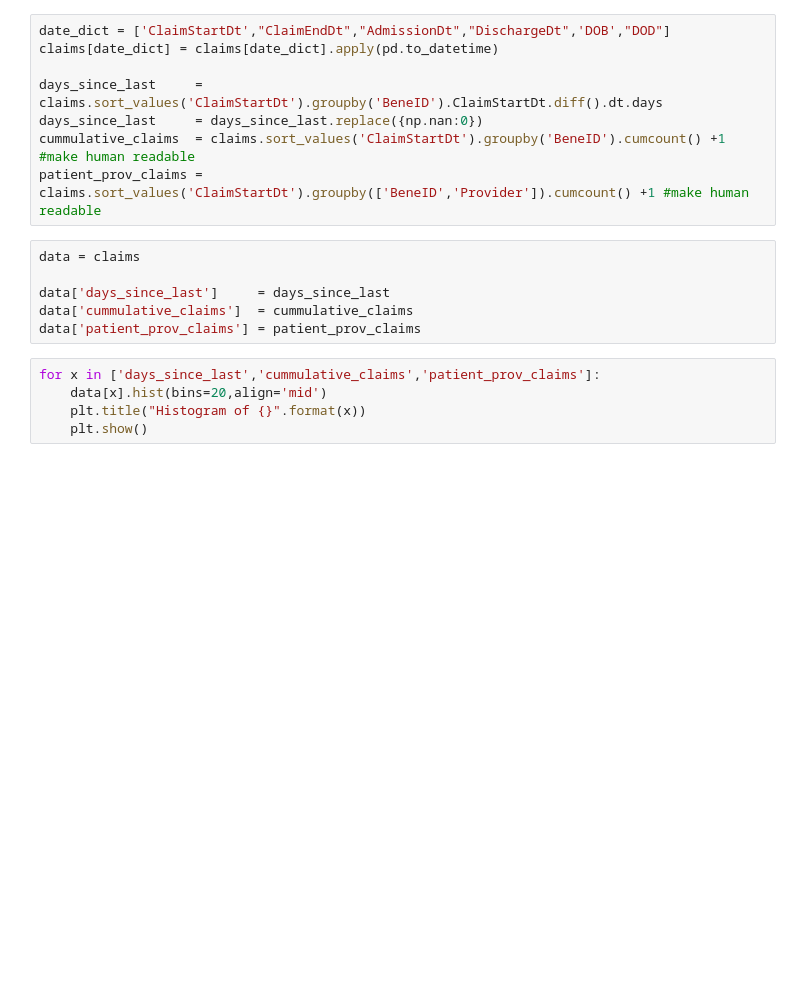
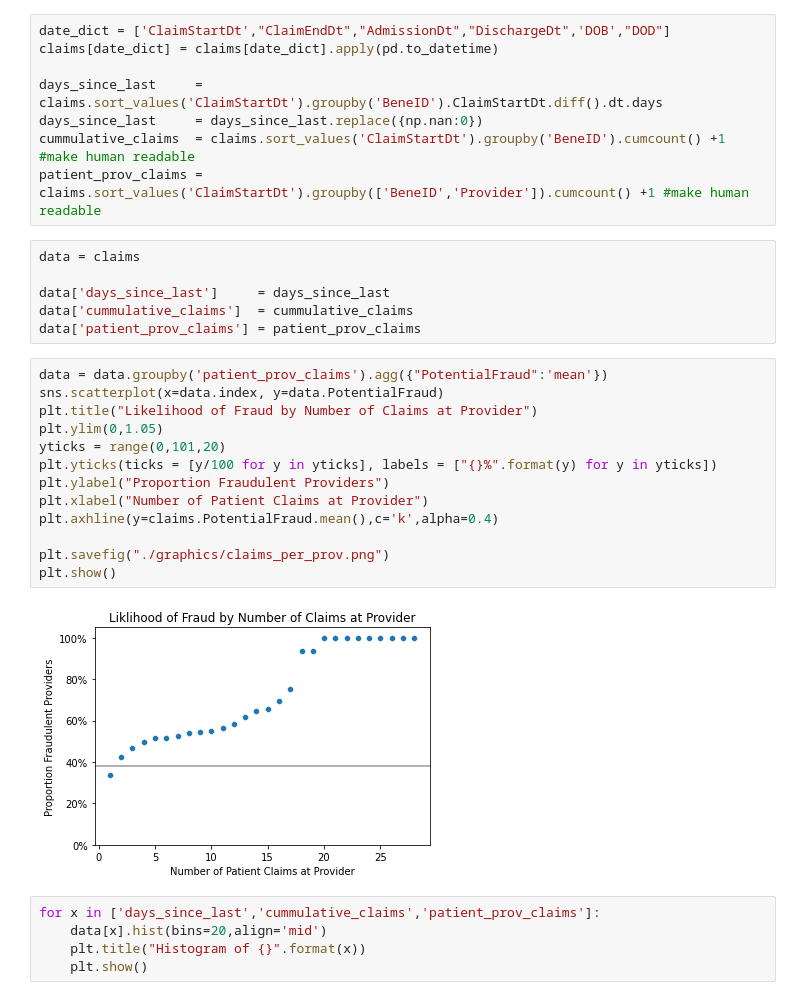
Before and after one commit to jwelch1123/healthcare_fraud_detection, a Jupyter notebook: healthcare_fraud.ipynb, the cells around one changed output. Saved outputs shown, nothing was run; the diff lists cells and outputs as text; blank space fills up the shorter version.

```diff
--- a/healthcare_fraud.ipynb
+++ b/healthcare_fraud.ipynb
@@ -966,6 +842,21 @@ data = claims
 data['days_since_last']     = days_since_last
 data['cummulative_claims']  = cummulative_claims
 data['patient_prov_claims'] = patient_prov_claims
+# %%
+data = data.groupby('patient_prov_claims').agg({"PotentialFraud":'mean'})
+sns.scatterplot(x=data.index, y=data.PotentialFraud)
+plt.title("Likelihood of Fraud by Number of Claims at Provider")
+plt.ylim(0,1.05)
+yticks = range(0,101,20)
+plt.yticks(ticks = [y/100 for y in yticks], labels = ["{}%".format(y) for y in yticks])
+plt.ylabel("Proportion Fraudulent Providers")
+plt.xlabel("Number of Patient Claims at Provider")
+plt.axhline(y=claims.PotentialFraud.mean(),c='k',alpha=0.4)
+
+plt.savefig("./graphics/claims_per_prov.png")
+plt.show()
+# %% [output]
+[figure, added]
 # %%
 for x in ['days_since_last','cummulative_claims','patient_prov_claims']:
     data[x].hist(bins=20,align='mid')
```
Also changed, not shown: parts of 38 cells of this notebook, 7 other files.
